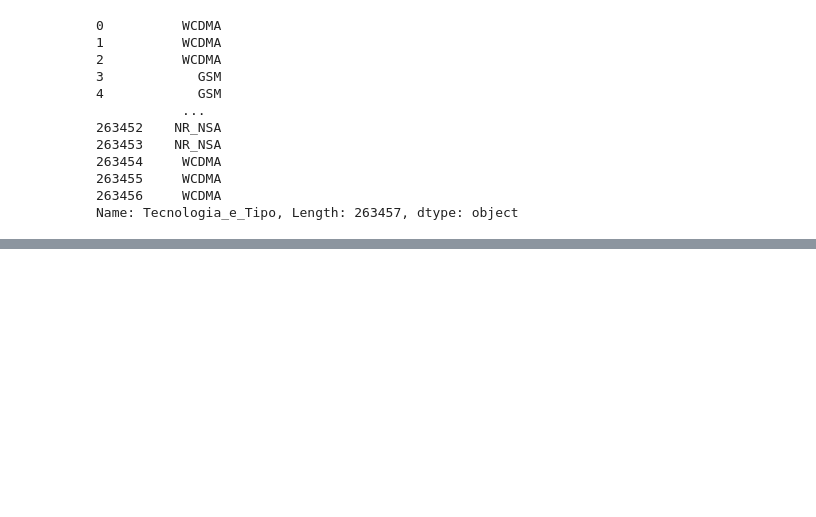
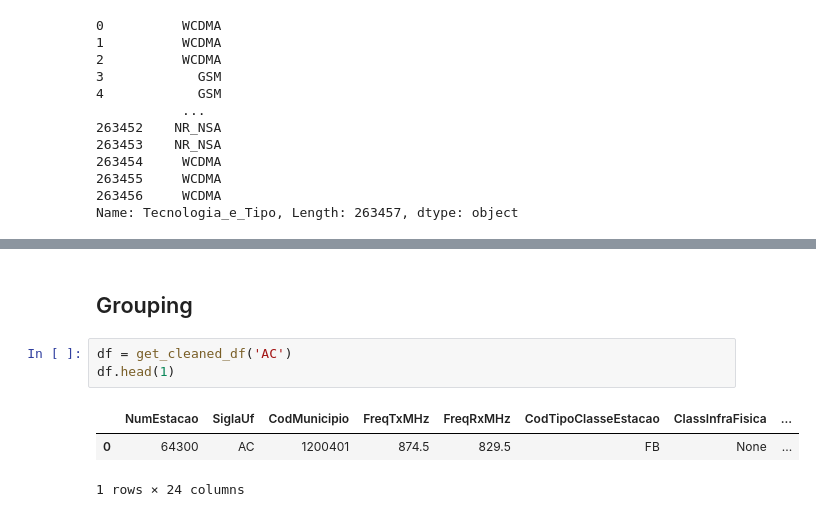
Before and after one commit to AlexFidalgo/TelecomSiteTypeClassifier, a Jupyter notebook: notebooks/explore_data.ipynb, the cells around one changed output, grey strips where cells are left out. Cells and saved outputs as stored; diff of their text form; blank space fills up the shorter version.

```diff
--- a/notebooks/explore_data.ipynb
+++ b/notebooks/explore_data.ipynb
@@ -394,0 +510,9 @@ Name: Tecnologia_e_Tipo, Length: 263457, dtype: object
+# %% [markdown]
+## Grouping
+# %%
+df = get_cleaned_df('AC')
+df.head(1)
+# %% [output]
+|  | NumEstacao | SiglaUf | CodMunicipio | FreqTxMHz | FreqRxMHz | CodTipoClasseEstacao | ClassInfraFisica | ... |
+| 0 | 64300 | AC | 1200401 | 874.5 | 829.5 | FB | None | ... |
+1 rows × 24 columns
```
Also changed, not shown: parts of 14 cells of this notebook.
